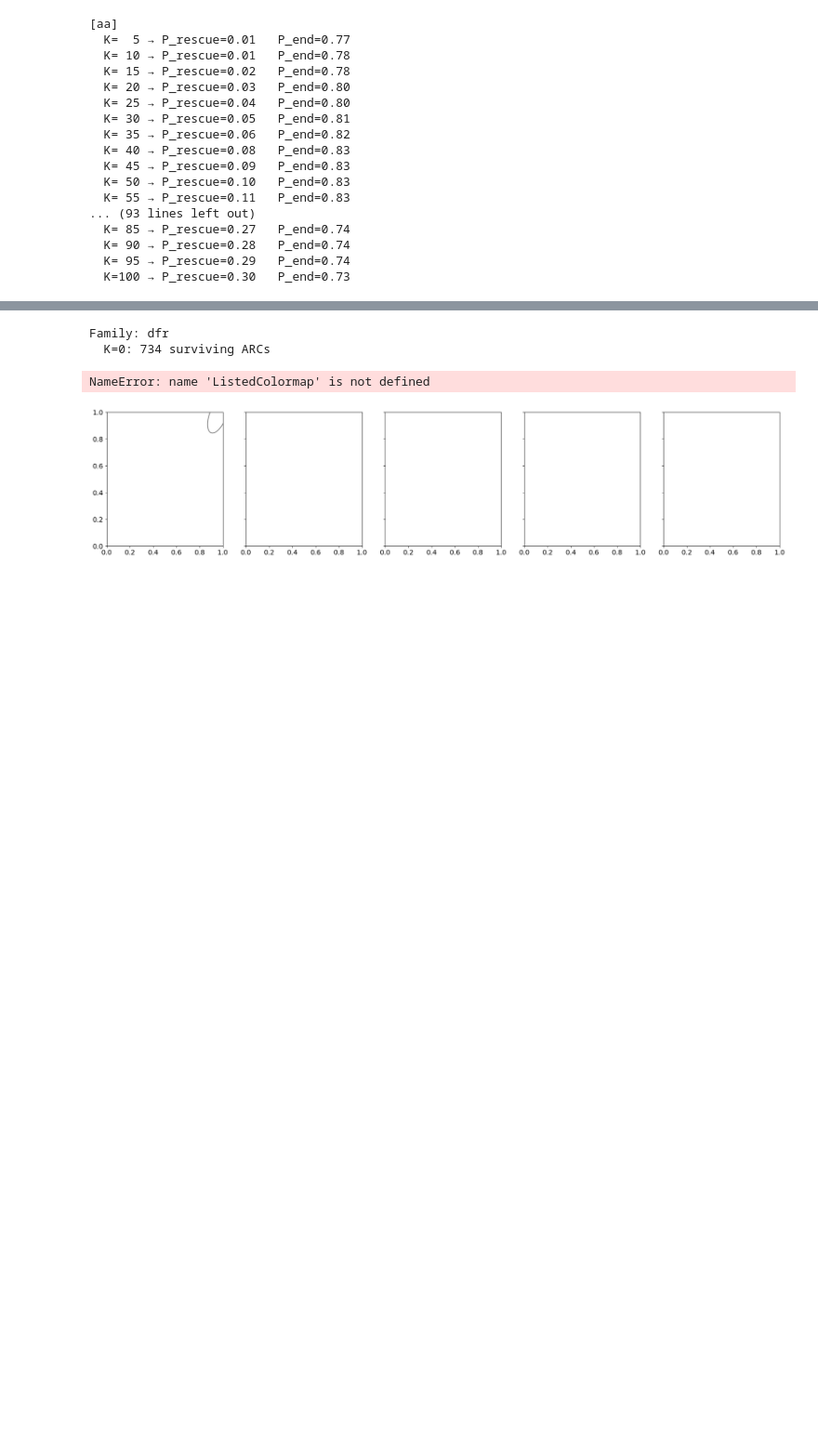
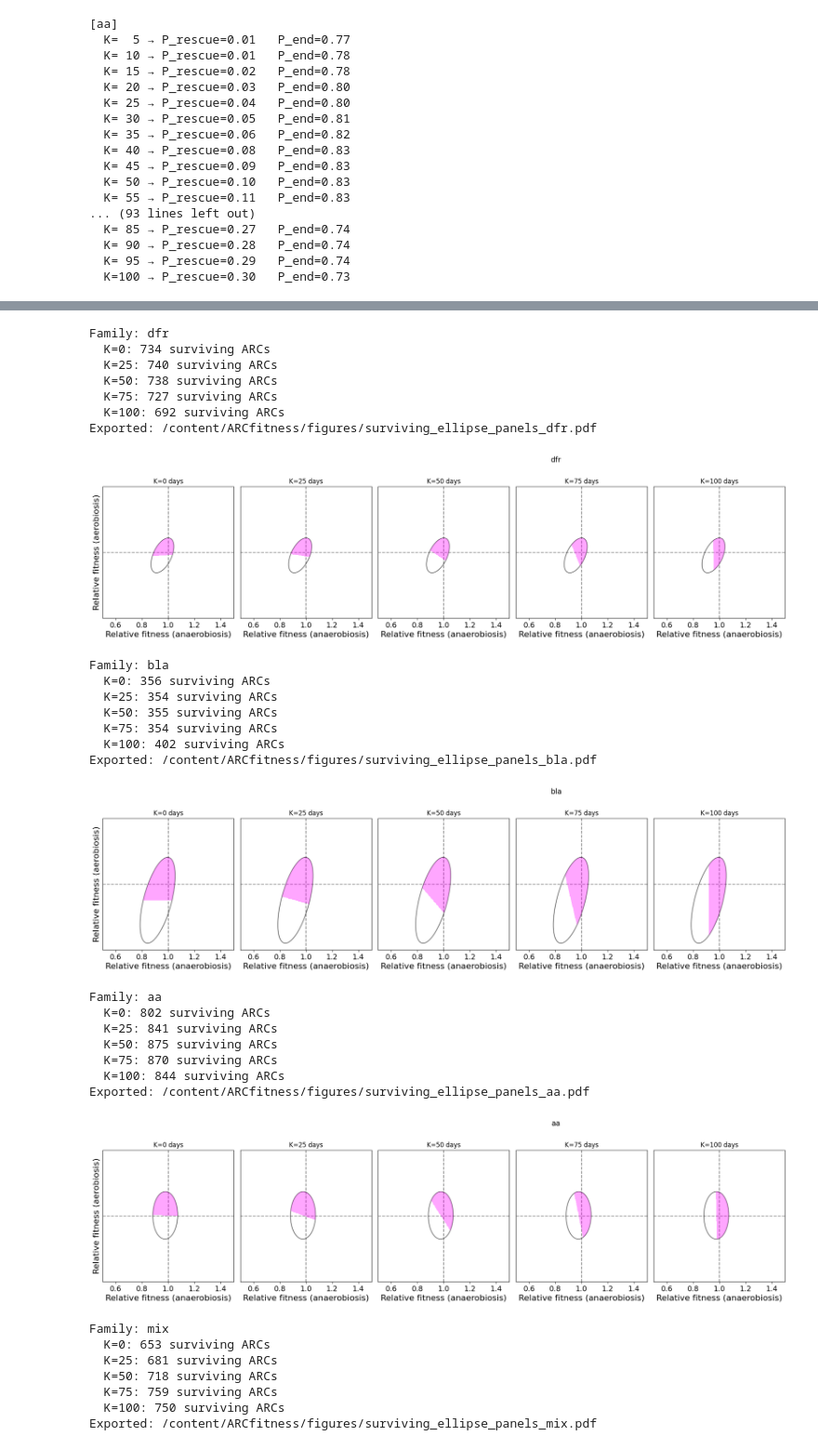
Before and after one commit to ccg-esb-lab/ARCfitness, a Jupyter notebook: MonodGillespieARC_5_stability_analysis.ipynb, the cells around one changed output, grey strips where cells are left out. Shown at 93% size. Drawn from its saved outputs; the diff is of its cells as text; code cells hidden in the pictures; blank space fills up the shorter version.

```diff
--- a/MonodGillespieARC_5_stability_analysis.ipynb
+++ b/MonodGillespieARC_5_stability_analysis.ipynb
@@ -1587,6 +1633,10 @@ for family in ['all']:
         ax.set_ylabel("")
 
 
+    if pathFIGURES:
+        out = f"{pathFIGURES}/surviving_scatter_panels_{family}.pdf"
+        fig.savefig(out)
+        print(f"Exported: {out}")
 
     fig.suptitle(f"{family}", fontsize=14)
     plt.tight_layout(rect=[0, 0, 0.15*nK, 0.95])
@@ -1720,6 +1771,7 @@ def draw_background_ellipse(
     ax.add_patch(ell)
     return ell
 # %%
+from matplotlib.colors import ListedColormap
 
 
 # ---------------------------------------------
@@ -1854,34 +1906,62 @@ for family in families:
             draw_line=False   # or True if you want the separator
         )
 
         ax.set_xlim(0.5, 1.5)
         ax.set_ylim(0.5, 1.5)
         ax.set_aspect('equal')
         ax.axhline(1, color='black', linestyle='--', alpha=0.5)
         ax.axvline(1, color='black', linestyle='--', alpha=0.5)
         ax.set_title(f"K={K} days")
         ax.set_xlabel("Relative fitness (anaerobiosis)")
 
     axes[0].set_ylabel("Relative fitness (aerobiosis)")
     fig.suptitle(f"{family}", fontsize=14)
 
     for ax in axes[1:]:
         ax.set_yticks([])
         ax.set_ylabel("")
 
     fig.suptitle(f"{family}", fontsize=14)
     plt.tight_layout(rect=[0, 0, 0.15*nK, 0.95])
 
     plt.subplots_adjust(wspace=0.05)
 
     if pathFIGURES:
-        out = f"{pathFIGURES.rstrip('/')}/surviving_ellipse_panels_{family}.png"
-        fig.savefig(out, dpi=300)
+        out = f"{pathFIGURES}/surviving_ellipse_panels_{family}.pdf"
+        fig.savefig(out)
         print(f"Exported: {out}")
 
+
     plt.show()
 # %% [output]
 Family: dfr
   K=0: 734 surviving ARCs
+  K=25: 740 surviving ARCs
+  K=50: 738 surviving ARCs
+  K=75: 727 surviving ARCs
+  K=100: 692 surviving ARCs
+Exported: /content/ARCfitness/figures/surviving_ellipse_panels_dfr.pdf
+[figure, new version]
-NameError: name 'ListedColormap' is not defined
+Family: bla
+  K=0: 356 surviving ARCs
+  K=25: 354 surviving ARCs
+  K=50: 355 surviving ARCs
+  K=75: 354 surviving ARCs
+  K=100: 402 surviving ARCs
+Exported: /content/ARCfitness/figures/surviving_ellipse_panels_bla.pdf
-[figure, old version]
+[figure, added]
+Family: aa
+  K=0: 802 surviving ARCs
+  K=25: 841 surviving ARCs
+  K=50: 875 surviving ARCs
+  K=75: 870 surviving ARCs
+  K=100: 844 surviving ARCs
+Exported: /content/ARCfitness/figures/surviving_ellipse_panels_aa.pdf
+[figure, added]
+Family: mix
+  K=0: 653 surviving ARCs
+  K=25: 681 surviving ARCs
+  K=50: 718 surviving ARCs
+  K=75: 759 surviving ARCs
+  K=100: 750 surviving ARCs
+Exported: /content/ARCfitness/figures/surviving_ellipse_panels_mix.pdf
```
Also changed, not shown: parts of 16 cells of this notebook.
